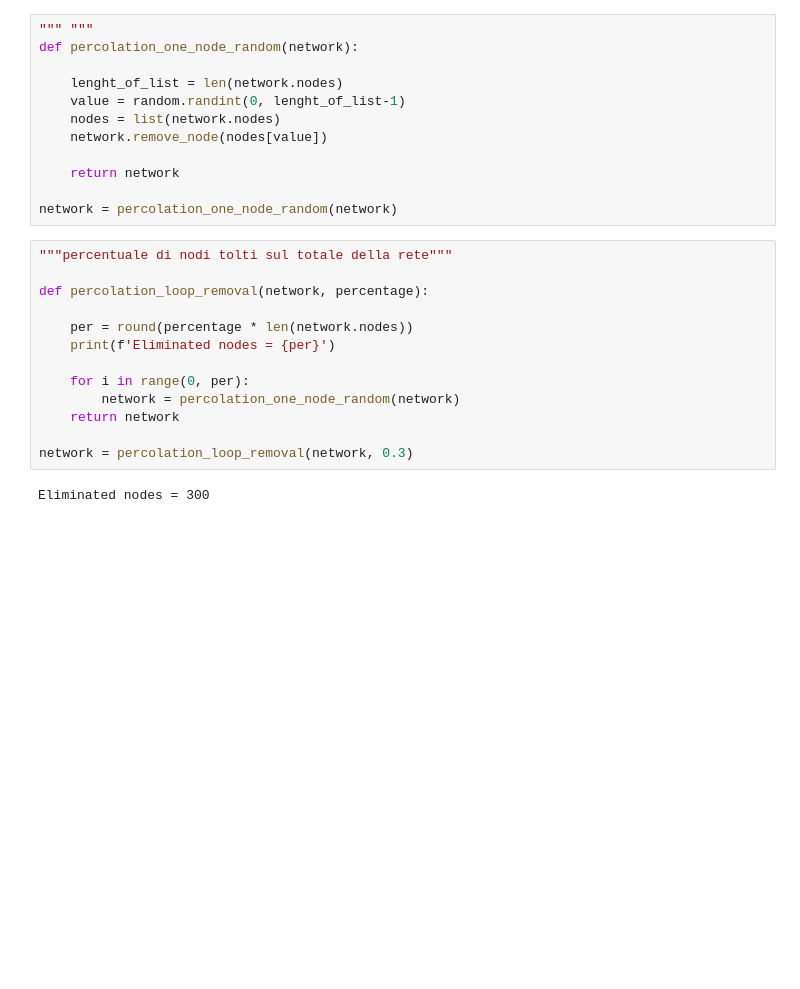
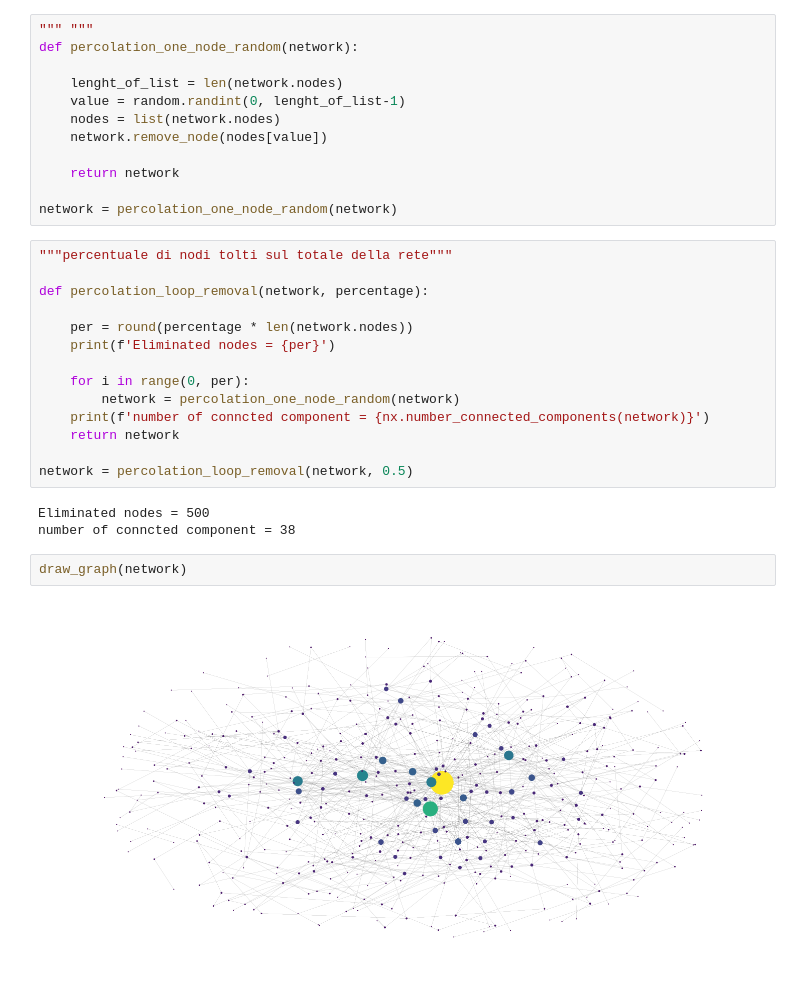
Before and after one commit to Big-data-Group-97/Learning-From-Netwok-Project-, a Jupyter notebook: LearnigFromNetwork.ipynb, the cells around one changed output. Drawn from its saved outputs; the diff is of its cells as text; blank space fills up the shorter version.

```diff
--- a/LearnigFromNetwork.ipynb
+++ b/LearnigFromNetwork.ipynb
@@ -80,8 +99,14 @@ def percolation_loop_removal(network, percentage):
 
     for i in range(0, per):
         network = percolation_one_node_random(network)
+    print(f'number of conncted component = {nx.number_connected_components(network)}')
     return network
 
-network = percolation_loop_removal(network, 0.3)
+network = percolation_loop_removal(network, 0.5)
 # %% [output]
-Eliminated nodes = 300
+Eliminated nodes = 500
+number of conncted component = 38
+# %%
+draw_graph(network)
+# %% [output]
+[figure, added]
```
Also changed, not shown: parts of 5 cells of this notebook.
